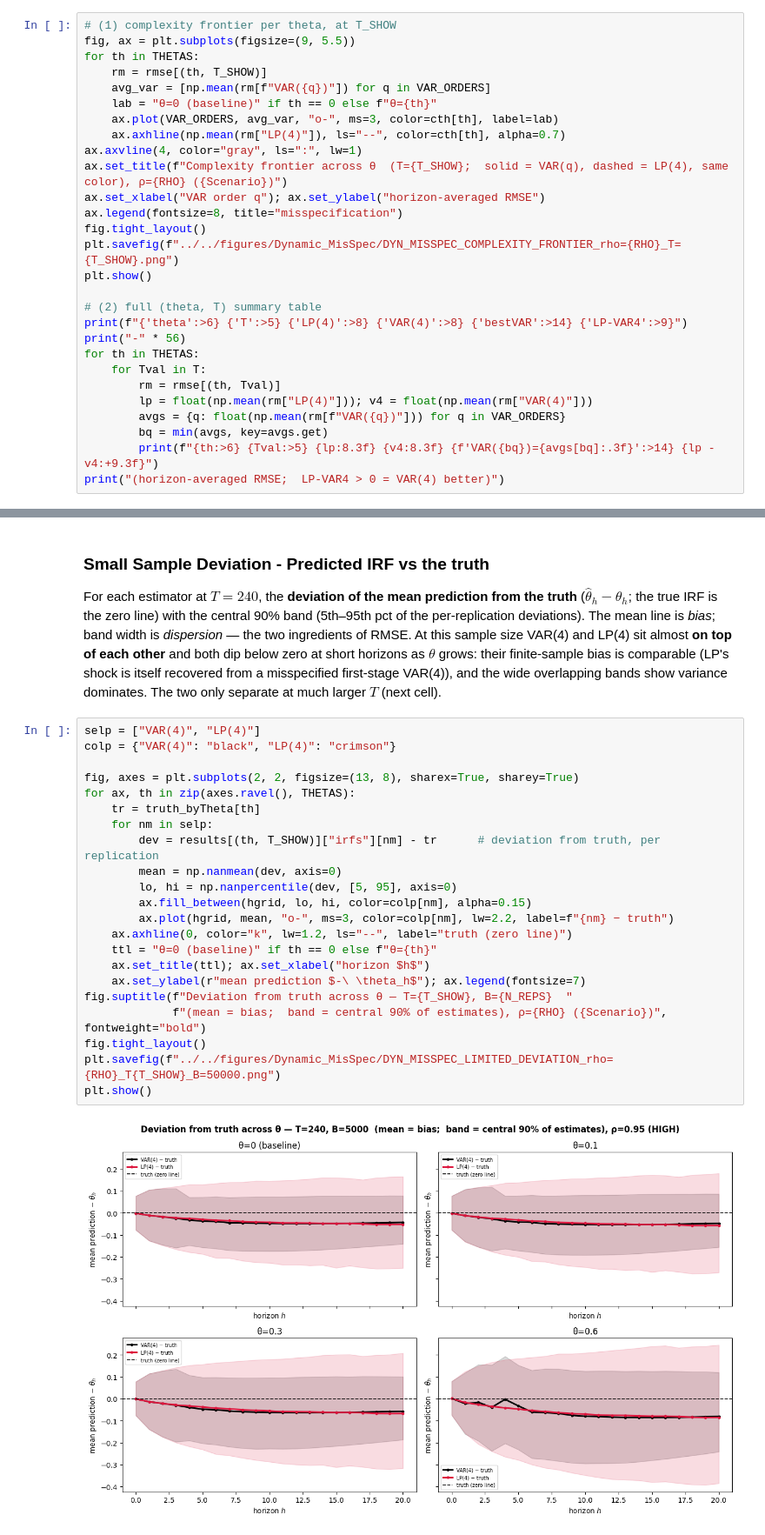
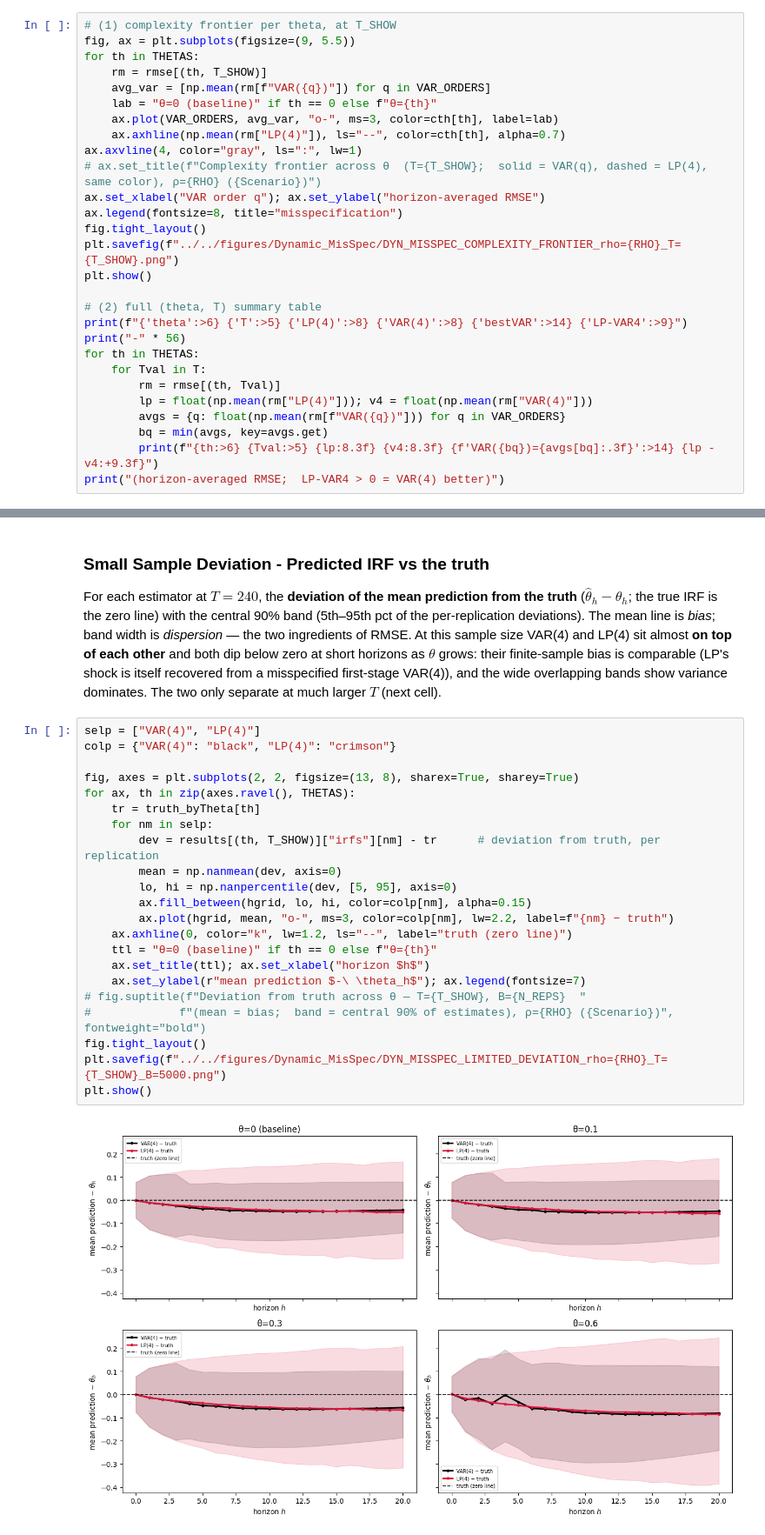
Before and after one commit to Aaron030/Monte_Carlo-LP_vs_VAR, a Jupyter notebook: experiments/Extension_Dynamic_Misspec/HIGH_Extension_Dynamic_MisSpec.ipynb, the cells around one changed output, grey strips where cells are left out. Shown at 87% size. Drawn from its saved outputs; the diff is of its cells as text.

```diff
--- a/experiments/Extension_Dynamic_Misspec/HIGH_Extension_Dynamic_MisSpec.ipynb
+++ b/experiments/Extension_Dynamic_Misspec/HIGH_Extension_Dynamic_MisSpec.ipynb
@@ -122,7 +122,7 @@ for th in THETAS:
     ax.plot(VAR_ORDERS, avg_var, "o-", ms=3, color=cth[th], label=lab)
     ax.axhline(np.mean(rm["LP(4)"]), ls="--", color=cth[th], alpha=0.7)
 ax.axvline(4, color="gray", ls=":", lw=1)
-ax.set_title(f"Complexity frontier across θ  (T={T_SHOW};  solid = VAR(q), dashed = LP(4), same color), ρ={RHO} ({Scenario})")
+# ax.set_title(f"Complexity frontier across θ  (T={T_SHOW};  solid = VAR(q), dashed = LP(4), same color), ρ={RHO} ({Scenario})")
 ax.set_xlabel("VAR order q"); ax.set_ylabel("horizon-averaged RMSE")
 ax.legend(fontsize=8, title="misspecification")
 fig.tight_layout()
@@ -192,27 +192,27 @@ For each estimator at $T=240$, the **deviation of the mean prediction from the t
 # %%
 selp = ["VAR(4)", "LP(4)"]
 colp = {"VAR(4)": "black", "LP(4)": "crimson"}
 
 fig, axes = plt.subplots(2, 2, figsize=(13, 8), sharex=True, sharey=True)
 for ax, th in zip(axes.ravel(), THETAS):
     tr = truth_byTheta[th]
     for nm in selp:
         dev = results[(th, T_SHOW)]["irfs"][nm] - tr      # deviation from truth, per replication
         mean = np.nanmean(dev, axis=0)
         lo, hi = np.nanpercentile(dev, [5, 95], axis=0)
         ax.fill_between(hgrid, lo, hi, color=colp[nm], alpha=0.15)
         ax.plot(hgrid, mean, "o-", ms=3, color=colp[nm], lw=2.2, label=f"{nm} − truth")
     ax.axhline(0, color="k", lw=1.2, ls="--", label="truth (zero line)")
     ttl = "θ=0 (baseline)" if th == 0 else f"θ={th}"
     ax.set_title(ttl); ax.set_xlabel("horizon $h$")
     ax.set_ylabel(r"mean prediction $-\ \theta_h$"); ax.legend(fontsize=7)
-fig.suptitle(f"Deviation from truth across θ — T={T_SHOW}, B={N_REPS}  "
-             f"(mean = bias;  band = central 90% of estimates), ρ={RHO} ({Scenario})", fontweight="bold")
+# fig.suptitle(f"Deviation from truth across θ — T={T_SHOW}, B={N_REPS}  "
+#             f"(mean = bias;  band = central 90% of estimates), ρ={RHO} ({Scenario})", fontweight="bold")
 fig.tight_layout()
-plt.savefig(f"../../figures/Dynamic_MisSpec/DYN_MISSPEC_LIMITED_DEVIATION_rho={RHO}_T{T_SHOW}_B=50000.png")
+plt.savefig(f"../../figures/Dynamic_MisSpec/DYN_MISSPEC_LIMITED_DEVIATION_rho={RHO}_T={T_SHOW}_B=5000.png")
 plt.show()
 # %% [output]
-[figure, old version]
+[figure, new version]
 # %% [markdown]
 ### Asymptotic Deviation - Predicted IRF vs the truth
 
```
Also changed, not shown: parts of 7 cells of this notebook, 42 other files.
